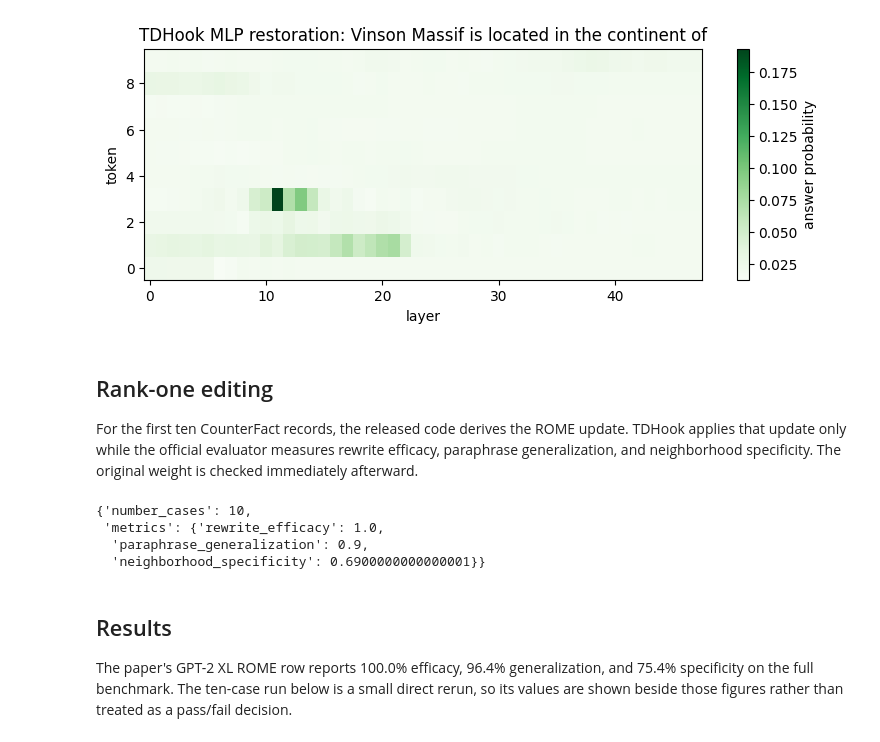
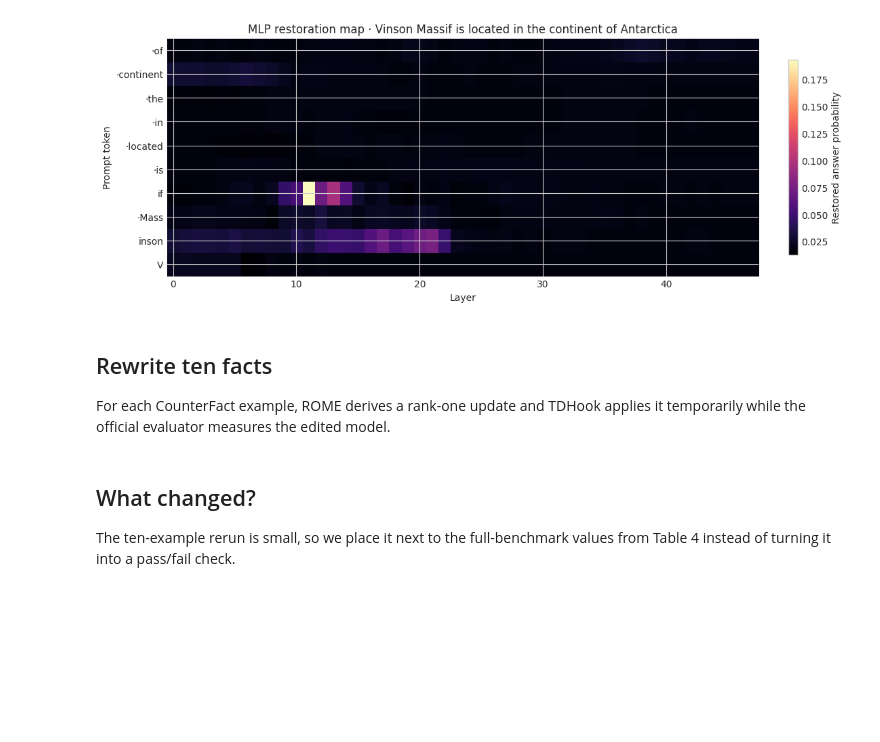
Before and after one commit to Xmaster6y/tdhook, a Jupyter notebook: docs/source/notebooks/tutorials/rome-research-reproduction.ipynb, the cells around one changed output. Cells and saved outputs as stored; diff of their text form; code cells hidden in the pictures; blank space fills up the shorter version.

```diff
--- a/docs/source/notebooks/tutorials/rome-research-reproduction.ipynb
+++ b/docs/source/notebooks/tutorials/rome-research-reproduction.ipynb
@@ -143,21 +126,22 @@ for case_id in (0, 1, 2):
     tdhook_mlp = causal_trace_window_grid(
         model, inputs, answer_token, subject_range, layer_paths, component="mlp", window=10, config=trace_config
     )
-    residual_match = parity_report(tdhook, official, atol=1e-5, rtol=1e-5)
-    mlp_match = parity_report(tdhook_mlp, official_mlp, atol=1e-5, rtol=1e-5)
+    residual_difference = parity_report(tdhook, official, atol=1e-5, rtol=1e-5)["max_abs_difference"]
+    mlp_difference = parity_report(tdhook_mlp, official_mlp, atol=1e-5, rtol=1e-5)["max_abs_difference"]
     trace_rows.append(
         {
-            "case_id": case_id,
-            "prompt": case["prompt"],
-            "model_answer": tokenizer.decode([answer_token]).strip(),
-            "published_answer": case["attribute"],
-            "clean_probability": float(probabilities[0]),
-            "residual": residual_match,
-            "mlp": mlp_match,
+            "Prompt": case["prompt"],
+            "Answer": tokenizer.decode([answer_token]).strip(),
+            "Answer probability": float(probabilities[0]),
+            "Max trace difference": max(residual_difference, mlp_difference),
         }
     )
     if first_heatmap is None:
         first_heatmap = tdhook_mlp.detach().cpu()
+        first_inputs = inputs["input_ids"][0]
 
-trace_rows
+trace_table = pd.DataFrame(trace_rows)
+display(
+    trace_table.style.format({"Answer probability": "{:.1%}", "Max trace difference": "{:.1e}"}).hide(axis="index")
+)
 # %% [output]
@@ -181,21 +152,26 @@ trace_rows
 # %%
-plt.figure(figsize=(9, 3))
-plt.imshow(first_heatmap, aspect="auto", origin="lower", cmap="Greens")
-plt.xlabel("layer")
-plt.ylabel("token")
-plt.title("TDHook MLP restoration: " + trace_rows[0]["prompt"])
-plt.colorbar(label="answer probability")
-plt.show()
+token_labels = [tokenizer.decode([int(token)]).replace(" ", "·") for token in first_inputs]
+with plt.style.context("seaborn-v0_8-whitegrid"):
+    figure, axis = plt.subplots(figsize=(11, 4.2), constrained_layout=True)
+    image = axis.imshow(first_heatmap, aspect="auto", origin="lower", cmap="magma")
+    axis.set(
+        title=f"MLP restoration map · {trace_rows[0]['Prompt']} {trace_rows[0]['Answer']}",
+        xlabel="Layer",
+        ylabel="Prompt token",
+    )
+    axis.set_yticks(range(len(token_labels)), token_labels)
+    axis.spines[:].set_visible(False)
+    figure.colorbar(image, ax=axis, label="Restored answer probability", shrink=0.82)
+    plt.show()
 # %% [output]
-[figure, old version]
+[figure, new version]
 # %% [markdown]
-## Rank-one editing
+## Rewrite ten facts
 
-For the first ten CounterFact records, the released code derives the ROME update. TDHook applies that update only while the official evaluator measures rewrite efficacy, paraphrase generalization, and neighborhood specificity. The original weight is checked immediately afterward.
+For each CounterFact example, ROME derives a rank-one update and TDHook applies it temporarily while the official evaluator measures the edited model.
 # %%
 hparams = ROMEHyperParams.from_json(official_root / "hparams/ROME/gpt2-xl.json")
 edited_cases = []
-restored = []
 
 for record in counterfact[:10]:
     request = record["requested_rewrite"]
@@ -203,25 +179,14 @@ for record in counterfact[:10]:
         deltas = execute_rome(model, tokenizer, request, hparams)
     weight_name, (left, right) = next(iter(deltas.items()))
     module_path, parameter_name = weight_name.rsplit(".", 1)
-    original = nethook.get_parameter(model, weight_name).detach().clone()
 
     with temporary_rank_one_edit(model, module_path, parameter_name, left, right) as edited_model:
-        expected = original + rank_one_update(left, right, original)
-        torch.testing.assert_close(nethook.get_parameter(model, weight_name), expected)
         post = compute_rewrite_quality_counterfact(edited_model, tokenizer, record, None, None)
-
-    restored.append(torch.equal(nethook.get_parameter(model, weight_name), original))
     edited_cases.append({"case_id": record["case_id"], "post": post})
 
 counterfact_summary = summarize_counterfact(edited_cases)
-counterfact_summary
-# %% [output]
-{'number_cases': 10,
- 'metrics': {'rewrite_efficacy': 1.0,
-  'paraphrase_generalization': 0.9,
-  'neighborhood_specificity': 0.6900000000000001}}
 # %% [markdown]
-## Results
+## What changed?
 
-The paper's GPT-2 XL ROME row reports 100.0% efficacy, 96.4% generalization, and 75.4% specificity on the full benchmark. The ten-case run below is a small direct rerun, so its values are shown beside those figures rather than treated as a pass/fail decision.
+The ten-example rerun is small, so we place it next to the full-benchmark values from Table 4 instead of turning it into a pass/fail check.
 # %%
```
Also changed, not shown: parts of 7 cells of this notebook, 10 other files.
